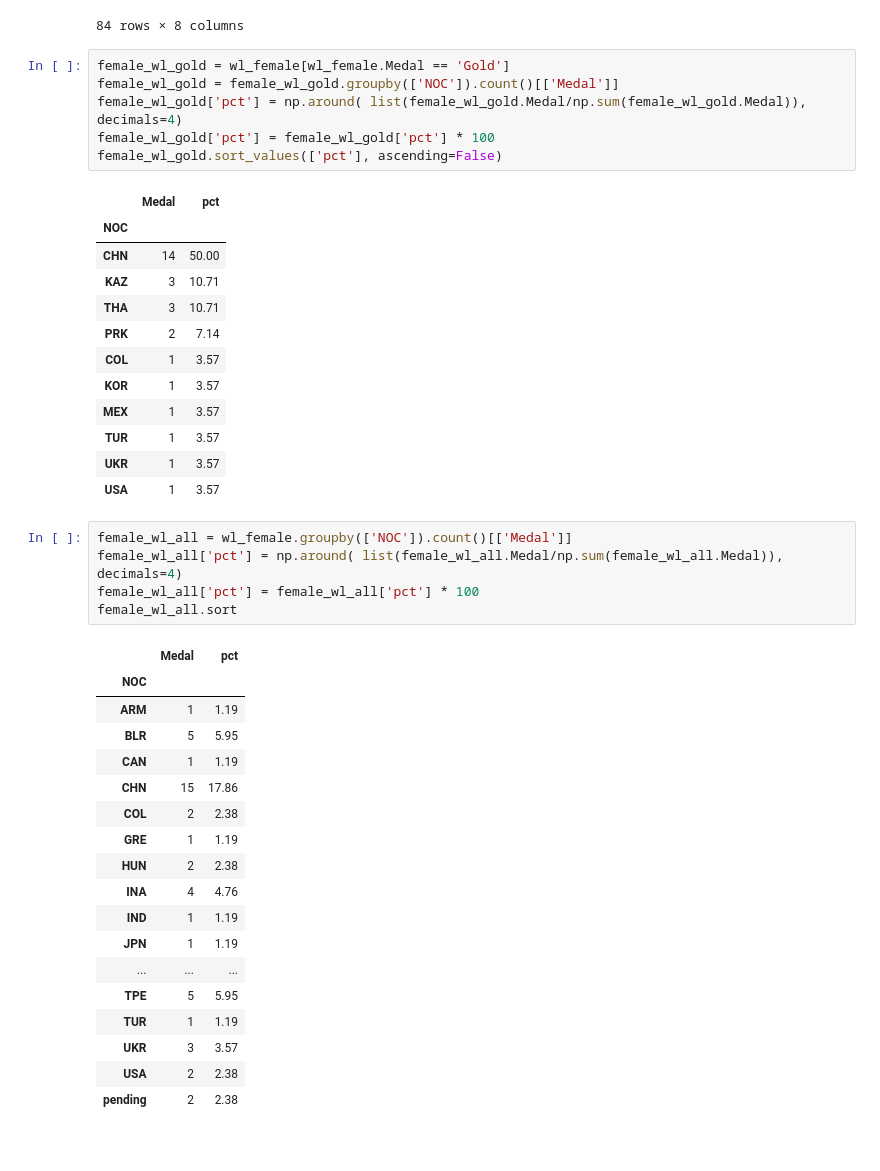
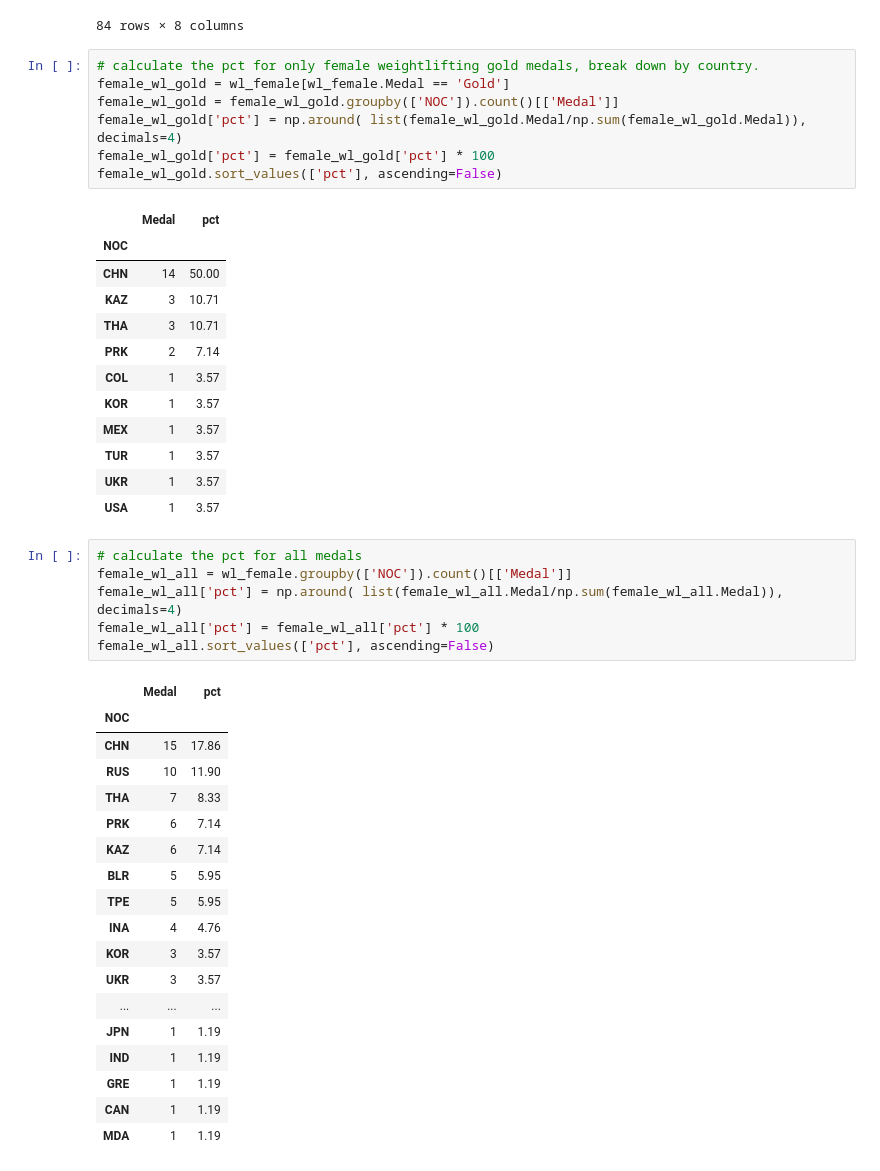
Before and after one commit to mw10104587/olympics-visualization, a Jupyter notebook: Selina's story.ipynb, the cells around one changed output. Drawn from its saved outputs; the diff is of its cells as text.

```diff
--- a/Selina's story.ipynb
+++ b/Selina's story.ipynb
@@ -42,6 +42,7 @@ wl_female
 | 14645 | 2012 | London | Weightlifting | Weightlifting | RUS | 75kg | W | Silver |
 84 rows × 8 columns
 # %%
+# calculate the pct for only female weightlifting gold medals, break down by country.
 female_wl_gold = wl_female[wl_female.Medal == 'Gold']
 female_wl_gold = female_wl_gold.groupby(['NOC']).count()[['Medal']]
 female_wl_gold['pct'] = np.around( list(female_wl_gold.Medal/np.sum(female_wl_gold.Medal)), decimals=4)
@@ -61,26 +62,27 @@ female_wl_gold.sort_values(['pct'], ascending=False)
 | UKR | 1 | 3.57 |
 | USA | 1 | 3.57 |
 # %%
+# calculate the pct for all medals
 female_wl_all = wl_female.groupby(['NOC']).count()[['Medal']]
 female_wl_all['pct'] = np.around( list(female_wl_all.Medal/np.sum(female_wl_all.Medal)), decimals=4)
 female_wl_all['pct'] = female_wl_all['pct'] * 100
-female_wl_all.sort
+female_wl_all.sort_values(['pct'], ascending=False)
 # %% [output]
 |  | Medal | pct |
 | NOC |  |  |
-| ARM | 1 | 1.19 |
+| CHN | 15 | 17.86 |
+| RUS | 10 | 11.90 |
+| THA | 7 | 8.33 |
+| PRK | 6 | 7.14 |
+| KAZ | 6 | 7.14 |
 | BLR | 5 | 5.95 |
+| TPE | 5 | 5.95 |
+| INA | 4 | 4.76 |
+| KOR | 3 | 3.57 |
+| UKR | 3 | 3.57 |
+| ... | ... | ... |
+| JPN | 1 | 1.19 |
+| IND | 1 | 1.19 |
+| GRE | 1 | 1.19 |
 | CAN | 1 | 1.19 |
-| CHN | 15 | 17.86 |
-| COL | 2 | 2.38 |
-| GRE | 1 | 1.19 |
-| HUN | 2 | 2.38 |
-| INA | 4 | 4.76 |
-| IND | 1 | 1.19 |
-| JPN | 1 | 1.19 |
-| ... | ... | ... |
-| TPE | 5 | 5.95 |
-| TUR | 1 | 1.19 |
-| UKR | 3 | 3.57 |
-| USA | 2 | 2.38 |
-| pending | 2 | 2.38 |
+| MDA | 1 | 1.19 |
```
